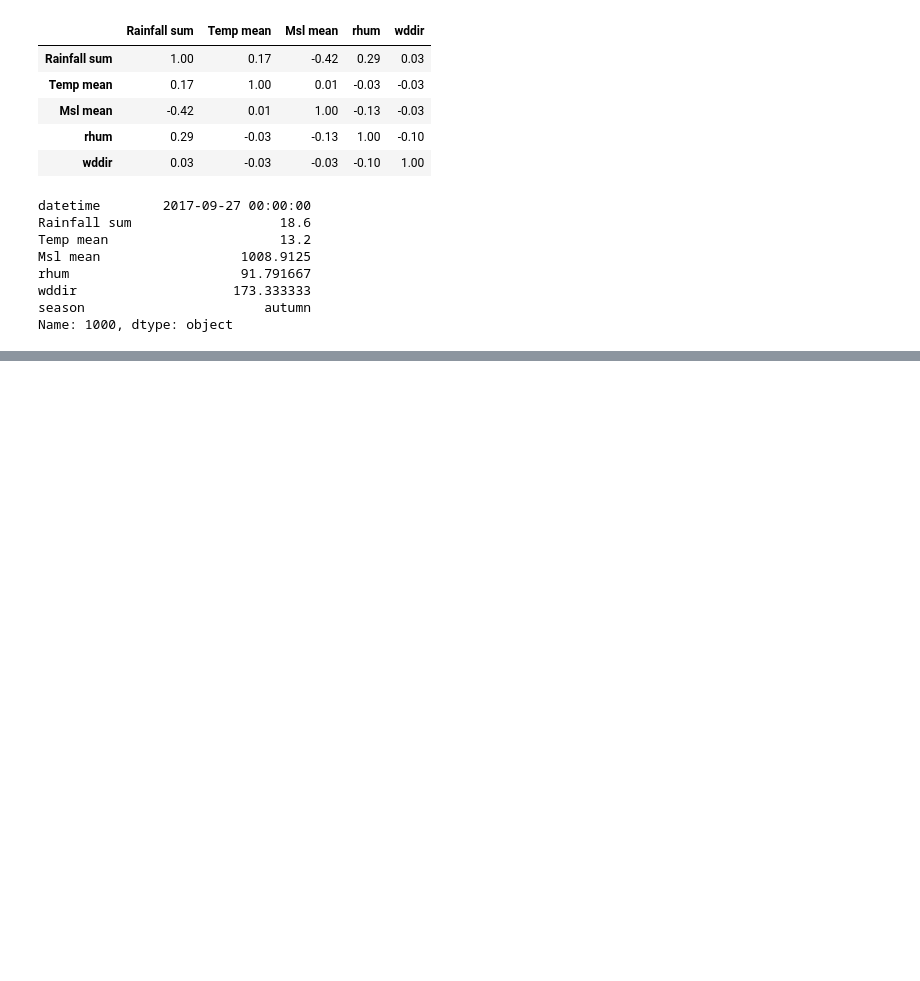
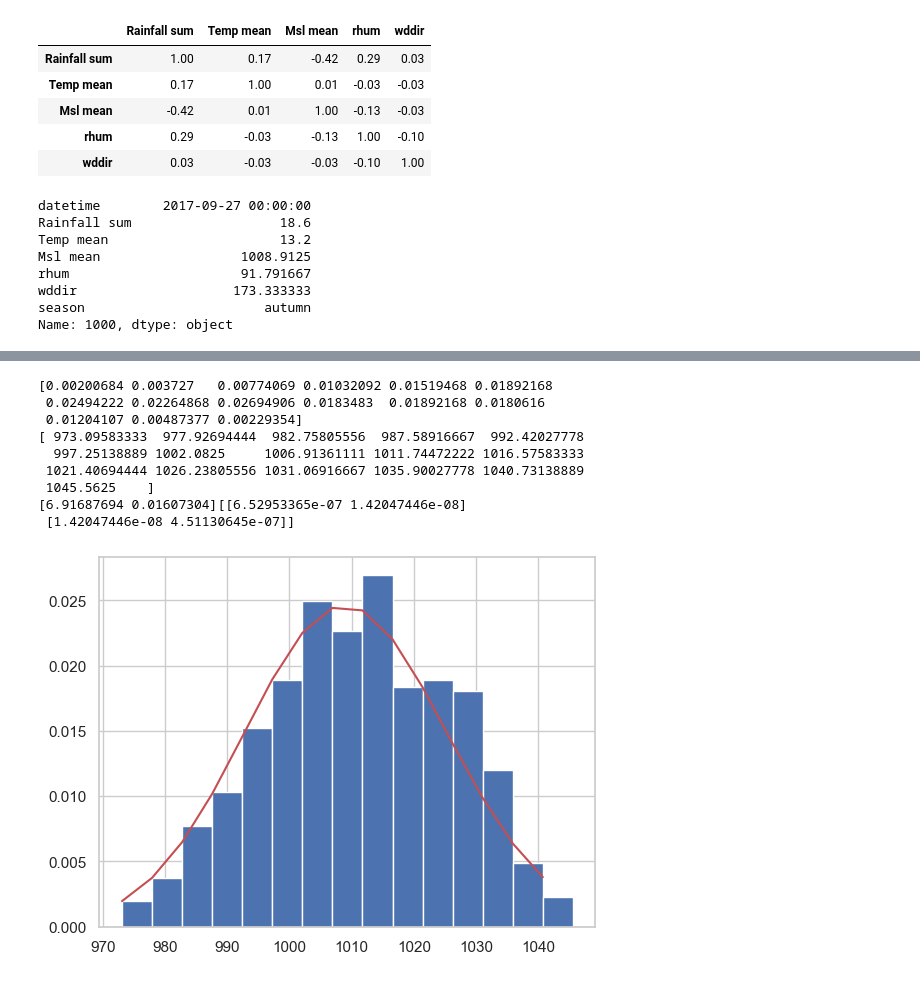
Before and after one commit to Eilis9/PfDA_Project1, a Jupyter notebook: met_athenry.ipynb, the cells around one changed output, grey strips where cells are left out. Drawn from its saved outputs; the diff is of its cells as text; code cells hidden in the pictures; blank space fills up the shorter version.

```diff
--- a/met_athenry.ipynb
+++ b/met_athenry.ipynb
@@ -438,0 +333,33 @@ No artists with labels found to put in legend.  Note that artists whose label st
+# %%
+n, bins_returned, patches = plt.hist(mydata_agg_i['Msl mean'].loc[mydata_agg_i['season']=="winter"], bins=15, density=True)
+
+print(n)
+print(bins_returned)
+
+
+bins = bins_returned[:-1]
+#https://en.wikipedia.org/wiki/Log-normal_distribution
+def f_lognormal(x, mu, sigma):
+  return 1/(np.sqrt(2*np.pi)*sigma*x)*np.exp(-((np.log(x)-mu)**2)/(2*sigma**2))
+
+params, extras = curve_fit(f_lognormal, bins, n)
+
+print(f'{params}{extras}')
+
+# fit a exponential curve
+#lamda_1 = params[0]
+pdf_lognormal = f_lognormal(bins, params[0], params[1])
+
+plt.plot(bins_returned[:-1], pdf_lognormal, 'r')
+plt.show()
+# %% [output]
+[0.00200684 0.003727   0.00774069 0.01032092 0.01519468 0.01892168
+ 0.02494222 0.02264868 0.02694906 0.0183483  0.01892168 0.0180616
+ 0.01204107 0.00487377 0.00229354]
+[ 973.09583333  977.92694444  982.75805556  987.58916667  992.42027778
+  997.25138889 1002.0825     1006.91361111 1011.74472222 1016.57583333
+ 1021.40694444 1026.23805556 1031.06916667 1035.90027778 1040.73138889
+ 1045.5625    ]
+[6.91687694 0.01607304][[6.52953365e-07 1.42047446e-08]
+ [1.42047446e-08 4.51130645e-07]]
+[figure, added]
```
Also changed, not shown: parts of 6 cells of this notebook, 1 other file.
